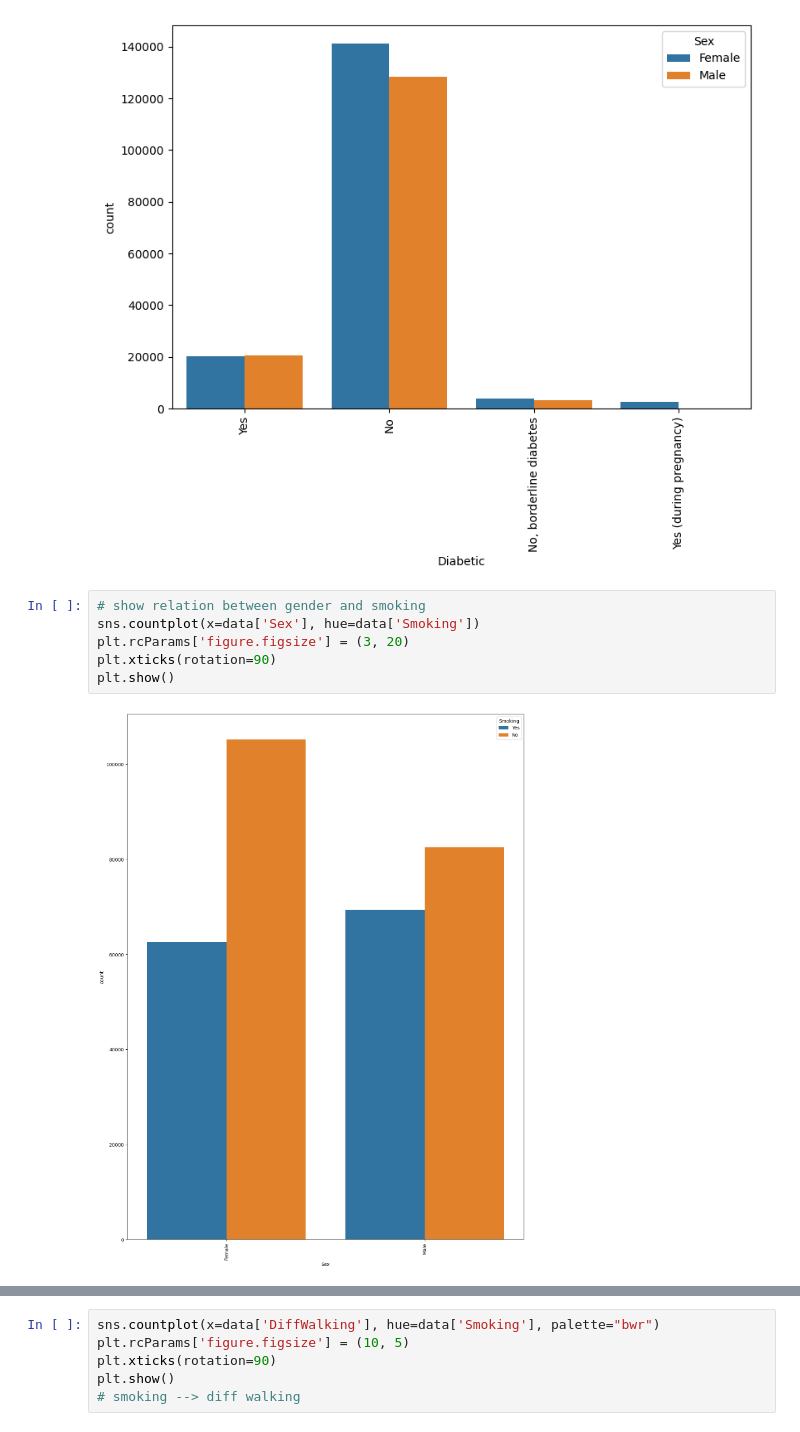
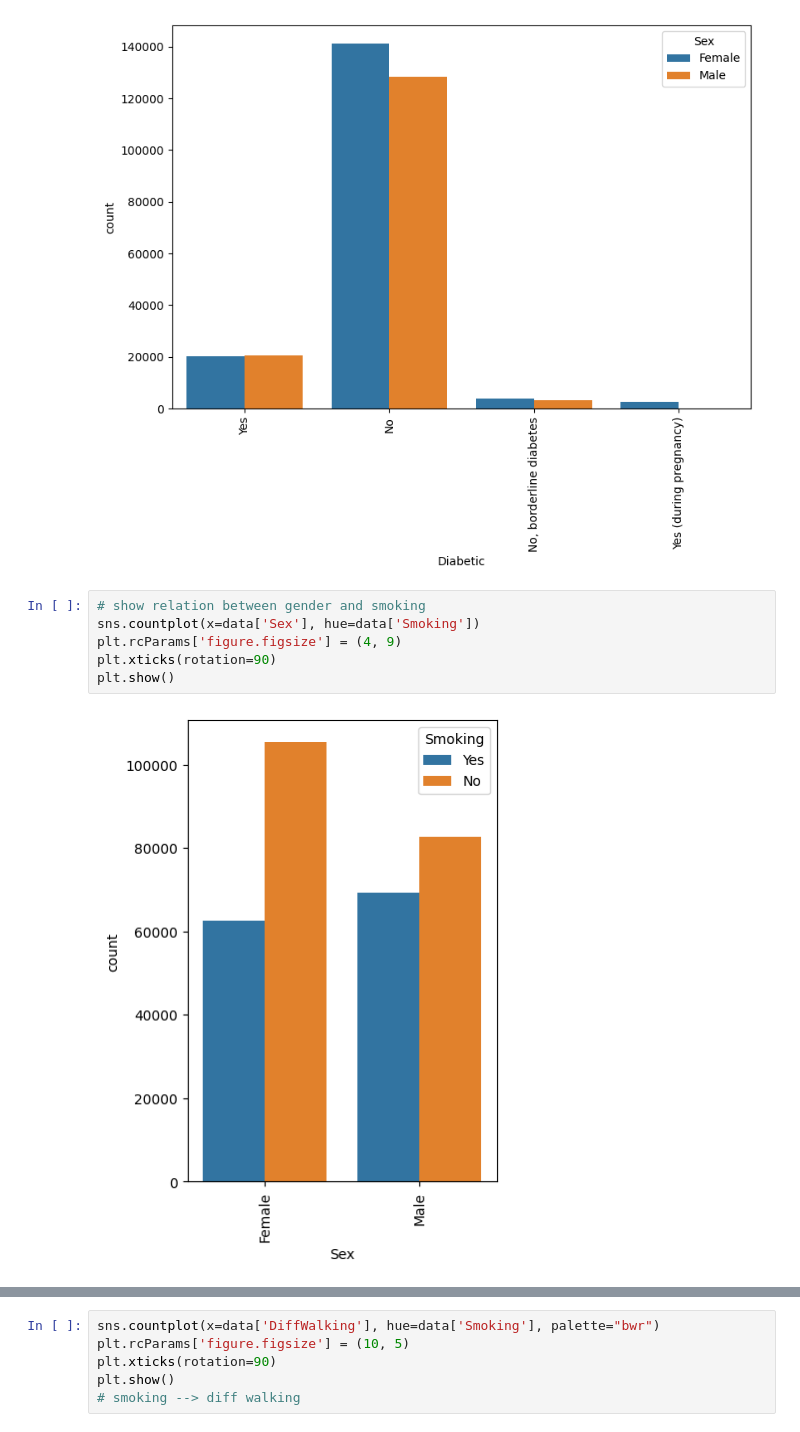
Before and after one commit to nour-aldin/Heart-Disease-Detection, a Jupyter notebook: code/Data Visualization.ipynb, the cells around one changed output, grey strips where cells are left out. Cells and saved outputs as stored; diff of their text form.

```diff
--- a/code/Data Visualization.ipynb
+++ b/code/Data Visualization.ipynb
@@ -137,10 +140,10 @@ plt.show()
 # %%
 # show relation between gender and smoking
 sns.countplot(x=data['Sex'], hue=data['Smoking'])
-plt.rcParams['figure.figsize'] = (3, 20)
+plt.rcParams['figure.figsize'] = (4, 9)
 plt.xticks(rotation=90)
 plt.show()
 # %% [output]
-[figure, old version]
+[figure, new version]
 # %%
 sns.countplot(x=data['PhysicalHealth'], hue=data['Smoking'], palette="bwr")
```
Also changed, not shown: parts of 3 cells of this notebook.
